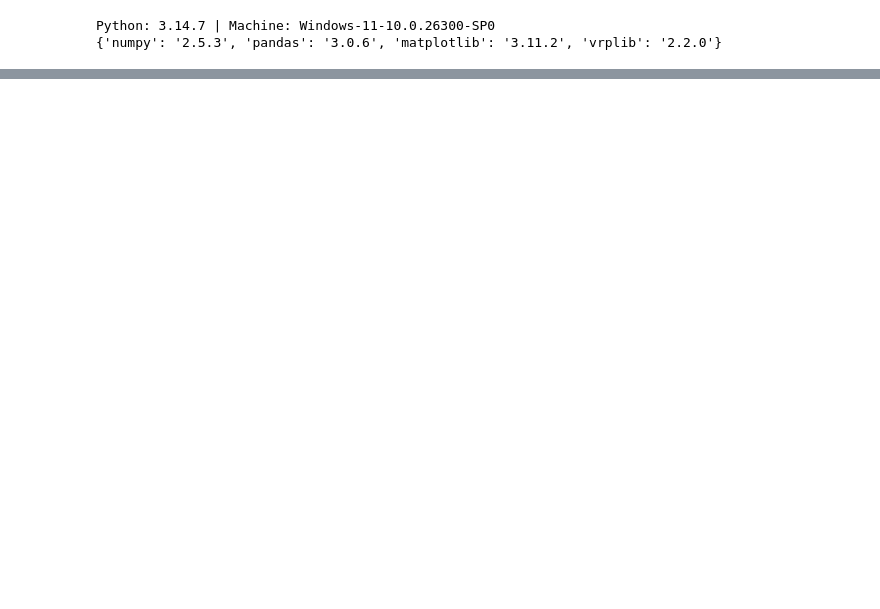
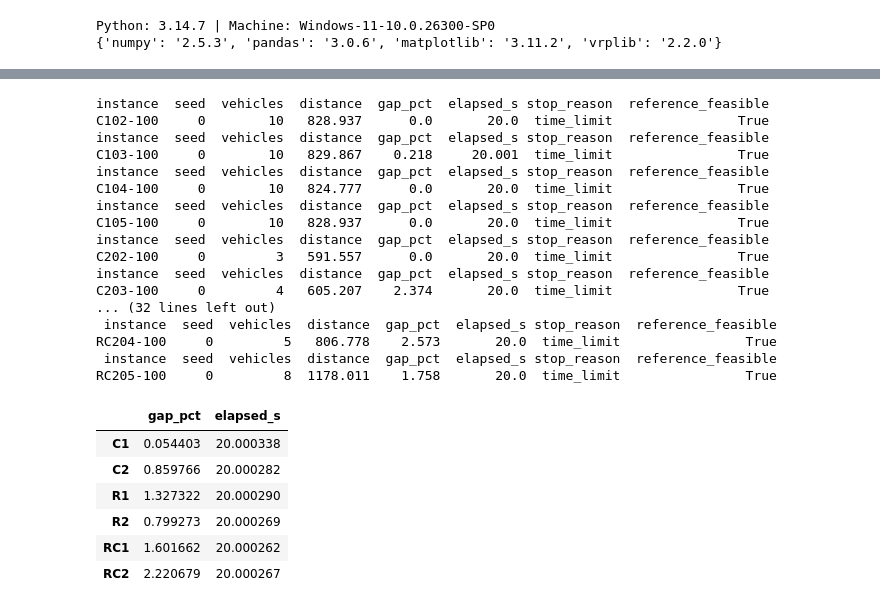
Before and after one commit to zzaved/cesi-cvrp-metaheuristics, a Jupyter notebook: notebooks/SA.ipynb, the cells around one changed output, grey strips where cells are left out. Cells and saved outputs as stored; diff of their text form; code cells hidden in the pictures; blank space fills up the shorter version.

```diff
--- a/notebooks/SA.ipynb
+++ b/notebooks/SA.ipynb
@@ -174,9 +263,11 @@ A randomized insertion builds a feasible starting plan. The search then removes
 # %%
-def repair(p, routes, removed, rng, route_limit=8):
+def repair(p, routes, removed, rng, route_limit=8, deadline=math.inf):
     """Randomized cheapest feasible insertion; a new route is permitted."""
     routes = [list(r) for r in routes if r]
     rng.shuffle(removed)
     for customer in removed:
+        if time.perf_counter() >= deadline:
+            raise TimeoutError("SA time budget exhausted")
         options = []
         # Limit candidate routes by proximity for large instances.
         candidates = sorted(range(len(routes)), key=lambda k:
@@ -187,6 +278,8 @@ def repair(p, routes, removed, rng, route_limit=8):
                 continue
             old, _ = evaluate_route(p, r)
             for pos in range(len(r)+1):
+                if time.perf_counter() >= deadline:
+                    raise TimeoutError("SA time budget exhausted")
                 nr = r[:pos] + [customer] + r[pos:]
                 cost, _ = evaluate_route(p, nr)
                 if math.isfinite(cost):
@@ -204,10 +297,10 @@ def repair(p, routes, removed, rng, route_limit=8):
     return routes
 
 
-def initialize(p, rng):
+def initialize(p, rng, deadline=math.inf):
     # Independent of all reference routes and values.
     for _ in range(50):
-        out = repair(p, [], list(range(1, p.n+1)), rng)
+        out = repair(p, [], list(range(1, p.n+1)), rng, deadline=deadline)
         if out is not None:
             return out
     raise RuntimeError('No feasible initialization; increase construction effort or check data.')
@@ -301,5 +434,5 @@ assert np.isclose(validate(pRC, refRC)['distance'], reference_rc['cost'])
 for p, routes in [(p25, ref25), (pRC, refRC)]:
     result = validate(p, routes)
     print(f'{p.name}: {p.n} customers, {result["vehicles"]} reference routes, '
-          f'distance {result["distance"]:.1f} — feasible')
+          f'distance {result["distance"]:.1f} - feasible')
 # %% [output]
@@ -400,0 +586,11 @@ Across 10 runs, the mean distance gap is 3.59%, ranging from 2.35% to 5.30%. The
+# %%
+from IPython.display import Markdown, display
+table = rc_results
+best = table.loc[table.distance.idxmin()]
+display(Markdown(f'### Observations - RC101-100\n\n'
+    f'Across {len(table)} runs, the mean distance gap is {table.gap_pct.mean():.2f}%, '
+    f'ranging from {table.gap_pct.min():.2f}% to {table.gap_pct.max():.2f}%. '
+    f'The best distance uses seed {int(best.seed)}, {int(best.vehicles)} trucks, '
+    f'and distance {best.distance:,.1f} (reference {best.reference_distance:,.1f}, '
+    f'{int(best.reference_vehicles)} trucks). '
+    f'Mean elapsed time: {table.elapsed_s.mean():.3f} s; budget: 20 s per run.'))
@@ -404,0 +609,41 @@ The experiments show that Simulated Annealing can produce feasible routes close
+# %%
+comparison_tables = []
+for name in HELD_OUT:
+    raw = vrplib.read_instance(DATA / f'{name}.vrp')
+    reference = vrplib.read_solution(DATA / f'{name}.sol')
+    problem = make_problem(raw, mode='distance', distance_convention='exact')
+    routes = [list(map(int, r)) for r in reference['routes']]
+    table, _ = run_experiment(problem, routes, seeds=[0], alpha=0.999999,
+                              min_temperature=1e-5, time_limit=20.0)
+    comparison_tables.append(table)
+    print(table[['instance', 'seed', 'vehicles', 'distance', 'gap_pct', 'elapsed_s',
+                 'stop_reason', 'reference_feasible']].round(3).to_string(index=False), flush=True)
+comparison = pd.concat(comparison_tables, ignore_index=True)
+assert comparison.instance.nunique() >= 20
+display(comparison.groupby(comparison.instance.str.extract(r"^(C|RC|R)([12])", expand=True)
+                           .agg("".join, axis=1))[['gap_pct', 'elapsed_s']].mean())
+# %% [output]
+instance  seed  vehicles  distance  gap_pct  elapsed_s stop_reason  reference_feasible
+C102-100     0        10   828.937      0.0       20.0  time_limit                True
+instance  seed  vehicles  distance  gap_pct  elapsed_s stop_reason  reference_feasible
+C103-100     0        10   829.867    0.218     20.001  time_limit                True
+instance  seed  vehicles  distance  gap_pct  elapsed_s stop_reason  reference_feasible
+C104-100     0        10   824.777      0.0       20.0  time_limit                True
+instance  seed  vehicles  distance  gap_pct  elapsed_s stop_reason  reference_feasible
+C105-100     0        10   828.937      0.0       20.0  time_limit                True
+instance  seed  vehicles  distance  gap_pct  elapsed_s stop_reason  reference_feasible
+C202-100     0         3   591.557      0.0       20.0  time_limit                True
+instance  seed  vehicles  distance  gap_pct  elapsed_s stop_reason  reference_feasible
+C203-100     0         4   605.207    2.374       20.0  time_limit                True
+... (32 lines left out)
+ instance  seed  vehicles  distance  gap_pct  elapsed_s stop_reason  reference_feasible
+RC204-100     0         5   806.778    2.573       20.0  time_limit                True
+ instance  seed  vehicles  distance  gap_pct  elapsed_s stop_reason  reference_feasible
+RC205-100     0         8  1178.011    1.758       20.0  time_limit                True
+|  | gap_pct | elapsed_s |
+| C1 | 0.054403 | 20.000338 |
+| C2 | 0.859766 | 20.000282 |
+| R1 | 1.327322 | 20.000290 |
+| R2 | 0.799273 | 20.000269 |
+| RC1 | 1.601662 | 20.000262 |
+| RC2 | 2.220679 | 20.000267 |
```
Also changed, not shown: parts of 23 cells of this notebook, 2 other files.
